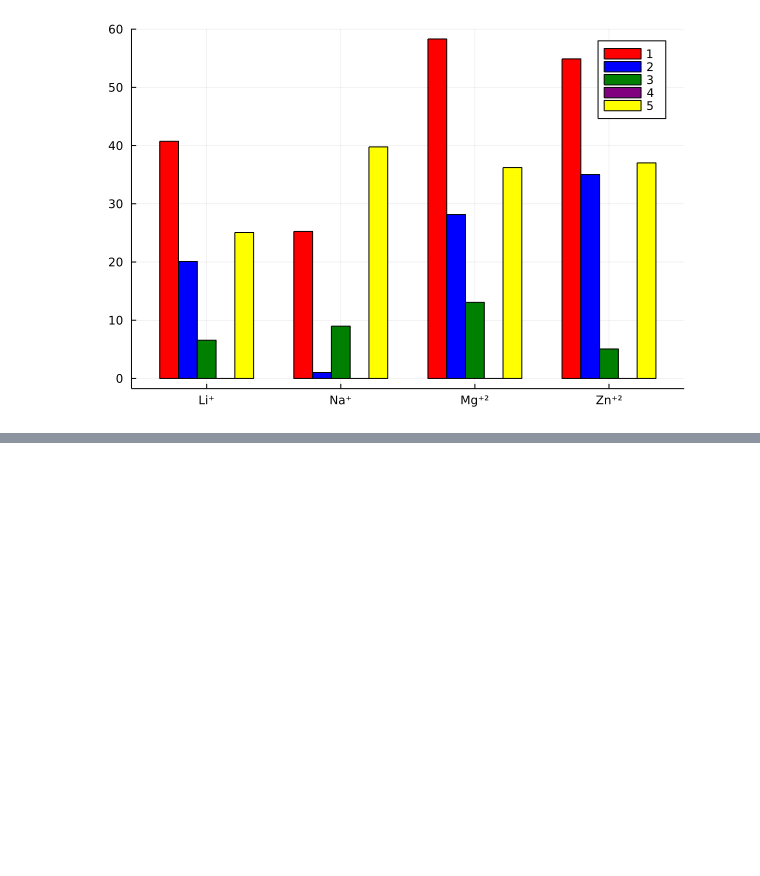
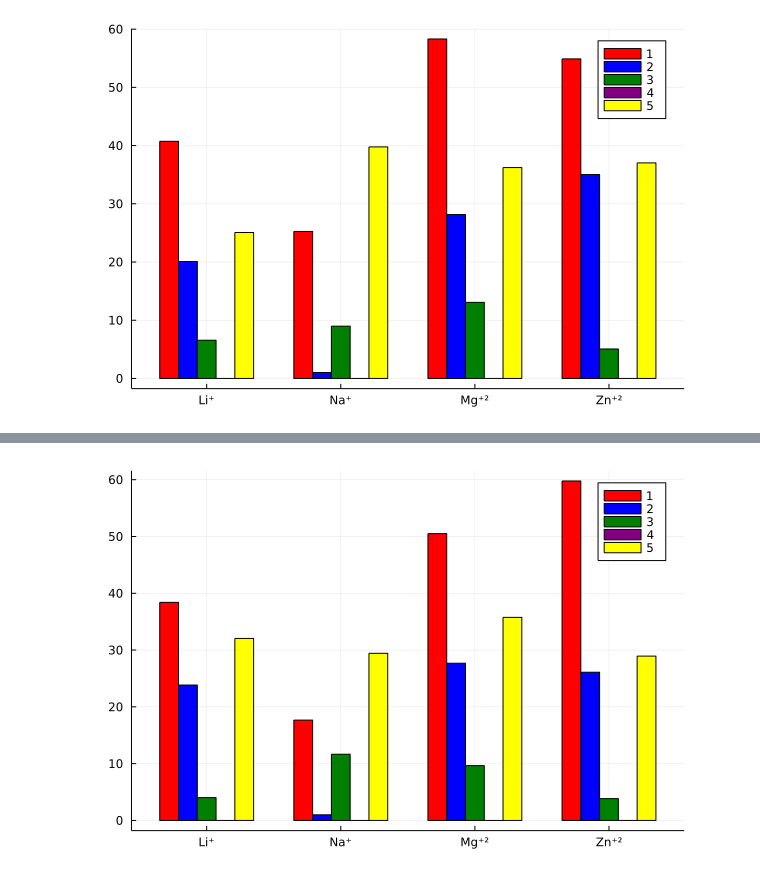
Before and after one commit to Leticia-maria/PlotsExamples.jl, a Jupyter notebook: examples.ipynb, the cells around one changed output, grey strips where cells are left out. Cells and saved outputs as stored; diff of their text form; code cells hidden in the pictures; blank space fills up the shorter version.

```diff
--- a/examples.ipynb
+++ b/examples.ipynb
@@ -51,0 +74,4 @@ b5 = [12.22, 15.49, 30.81, 26.56]
+# %%
+groupedbar([c1 c2 c3 c4 c5], bar_position = :dodge, bar_width=0.7, xticks=(1:12, ticklabel), labels=id, colour=color)
+# %% [output]
+[figure, added]
```
Also changed, not shown: parts of 3 cells of this notebook.
